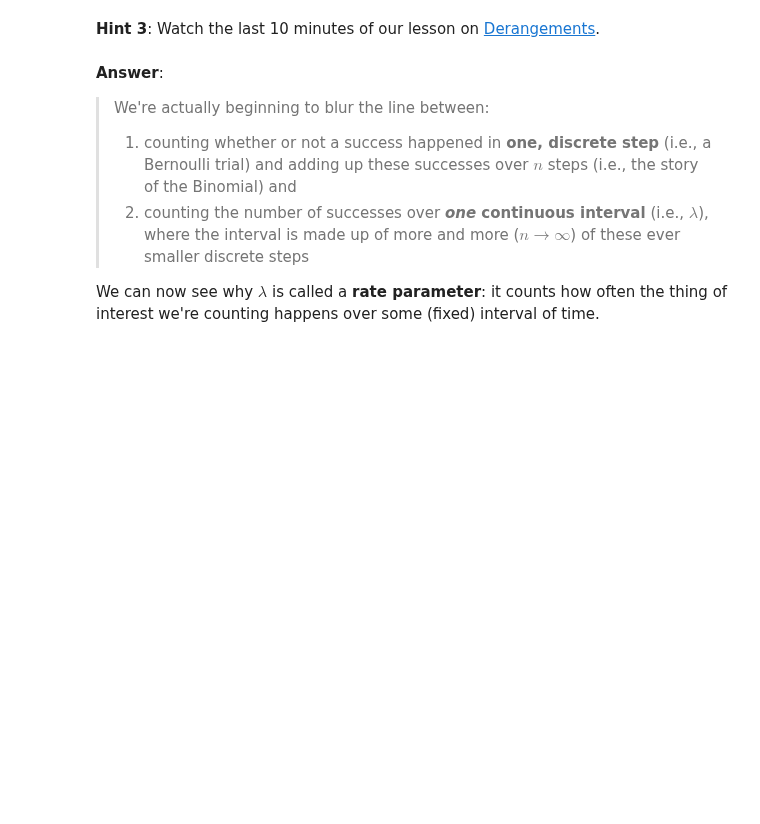
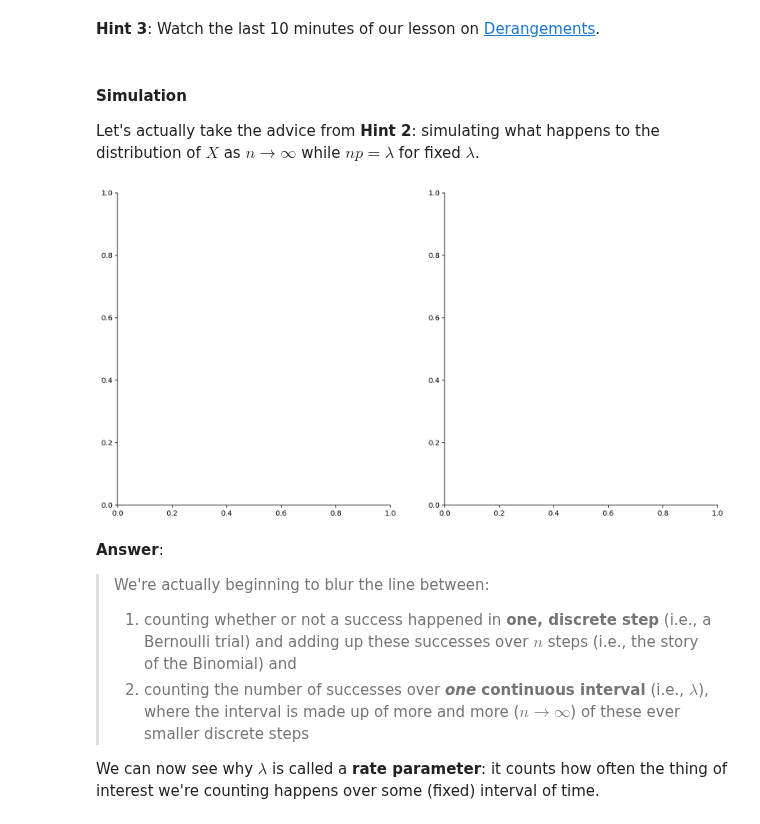
Before and after one commit to Per48edjes/Misc-DA-Prob-Stat, a Jupyter notebook: Lesson_4/discrete_distributions_2.ipynb, the cells around one changed output. Cells and saved outputs as stored; diff of their text form; code cells hidden in the pictures; blank space fills up the shorter version.

```diff
--- a/Lesson_4/discrete_distributions_2.ipynb
+++ b/Lesson_4/discrete_distributions_2.ipynb
@@ -795,6 +795,30 @@ Revisiting what I talked about at the tail-end of 📚.3.2:
 **Hint 2**: Try to simulate this -- what do you notice? **Submit a PR!**
 # %% [markdown]
 **Hint 3**: Watch the last 10 minutes of our lesson on [Derangements](https://drive.google.com/file/d/1NBG5lqpSOa6JR5mUkNSx0qzhnUltZ39l/view?usp=sharing).
+# %% [markdown]
+#### Simulation
+
+Let's actually take the advice from **Hint 2**: simulating what happens to the distribution of $X$ as $n \to \infty$ while $np = \lambda$ for fixed $\lambda$.
+# %%
+# Set up our variables
+lambda_ = 1        # a constant ("rate parameter")
+n = 10             # we'll increase this to mimic approaching infinity
+p = lambda_ / n    # from condition stipulated earlier
+num_sims = 100_000 # arbitrarily large number of trials
+
+# TODO: Run num_sims using lambda_, n, and p from above
+
+
+# TODO: Compute empirical PMF, CDF for plotting
+
+
+# Plot distribution
+try:
+    plot_distribution(x, pmf, cdf)
+except:
+    pass
+# %% [output]
+[figure, added]
 # %% [markdown]
 **Answer**:
 
```
Also changed, not shown: parts of 8 cells of this notebook.
